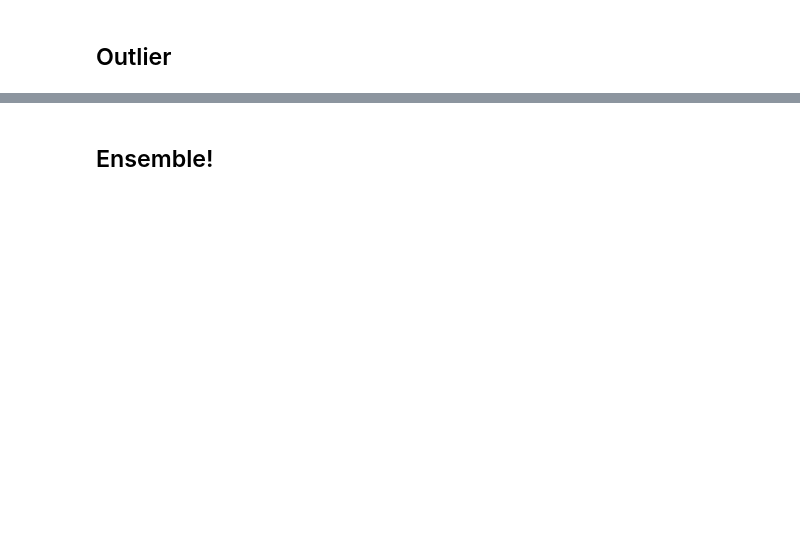
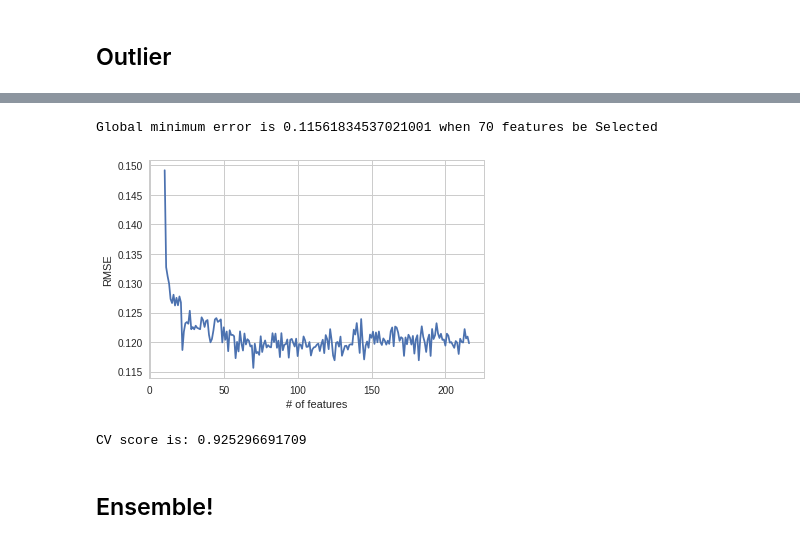
Before and after one commit to yhc1/House_Price, a Jupyter notebook: House Price.ipynb, the cells around one changed output, grey strips where cells are left out. Saved outputs shown, nothing was run; the diff lists cells and outputs as text; code cells hidden in the pictures; blank space fills up the shorter version.

Commit message:
feature selection

```diff
--- a/House Price.ipynb
+++ b/House Price.ipynb
@@ -308,4 +307,6 @@ for s in skew.values:
     if s in test_normal.columns:
         train_normal[s] = np.log1p(train_normal[s])
         test_normal[s] = np.log1p(test_normal[s])
+    else:
+        print(s)
 # %% [output]
@@ -370,0 +358,6 @@ CV score is: 0.925829679225
+# %%
+train, test = preScoreTest(train_out, test_out)
+X = train.drop('SalePrice', axis=1)
+y = train['SalePrice']
+rfg = RandomForestRegressor(n_estimators=300, random_state=0, n_jobs=-1)
+rfg.fit(X, y)
@@ -370,0 +371,5 @@ CV score is: 0.925829679225
+# %%
+X = train.drop('SalePrice', axis=1)
+imp = pd.DataFrame(rfg.feature_importances_ ,columns = ['Importance'],index = X.columns)
+imp = imp.sort_values(['Importance'], ascending = False)
+imp
@@ -370,0 +395,33 @@ CV score is: 0.925829679225
+# %%
+from sklearn.model_selection import train_test_split
+from sklearn.metrics import mean_squared_error
+
+xgb = XGBRegressor(learning_rate=0.05,n_estimators=500,max_depth=3,colsample_bytree=0.4)
+
+X_tr, X_cv, y_tr, y_cv = train_test_split(X, y, test_size=0.3, random_state = 99)
+
+rms_cv = []
+best_rmse = 100
+target_features = ()
+
+for i in range(10, len(imp)):
+    keep = imp.iloc[0:i].index.values
+    X_tr_tmp = X_tr[keep]
+    X_cv_tmp = X_cv[keep]
+
+    xgb.fit(X_tr_tmp, y_tr)
+    y_pred = xgb.predict(X_cv_tmp)
+
+    rms = mean_squared_error(y_cv, y_pred)**0.5
+    rms_cv += [rms]
+    if rms < best_rmse:
+        target_features = (i, rms)
+        best_rmse = rms
+# %%
+plt.plot(range(10, len(imp)), rms_cv)
+plt.xlabel('# of features')
+plt.ylabel('RMSE')
+print('Global minimum error is {} when {} features be Selected'.format(target_features[1], target_features[0]))
+# %% [output]
+Global minimum error is 0.11561834537021001 when 70 features be Selected
+[figure, added]
@@ -371,2 +430,8 @@ CV score is: 0.925829679225
+# %%
+xgb = XGBRegressor(learning_rate=0.05,n_estimators=500,max_depth=3,colsample_bytree=0.4)
+accuracies = cross_val_score(estimator = xgb, X = X[selected], y = y, cv = 10, n_jobs=-1)
+print('CV score is:', accuracies.mean())
+# %% [output]
+CV score is: 0.925296691709
 # %% [markdown]
 ## Ensemble!
```
Also changed, not shown: parts of 18 cells of this notebook.
